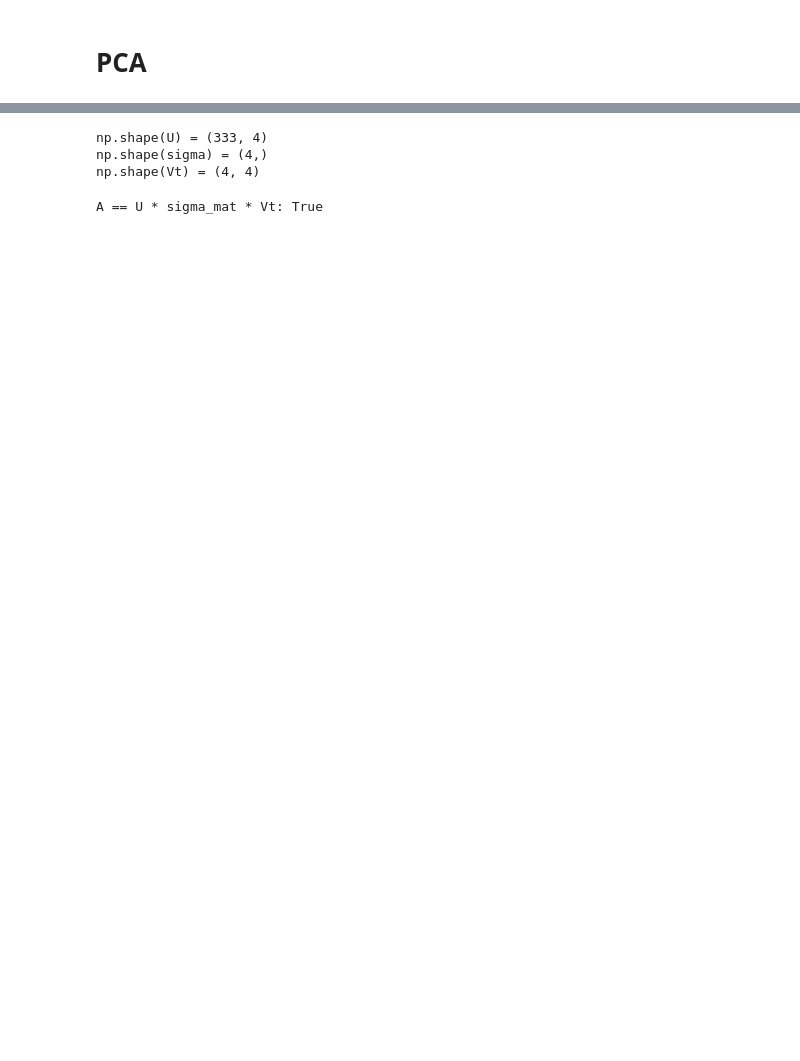
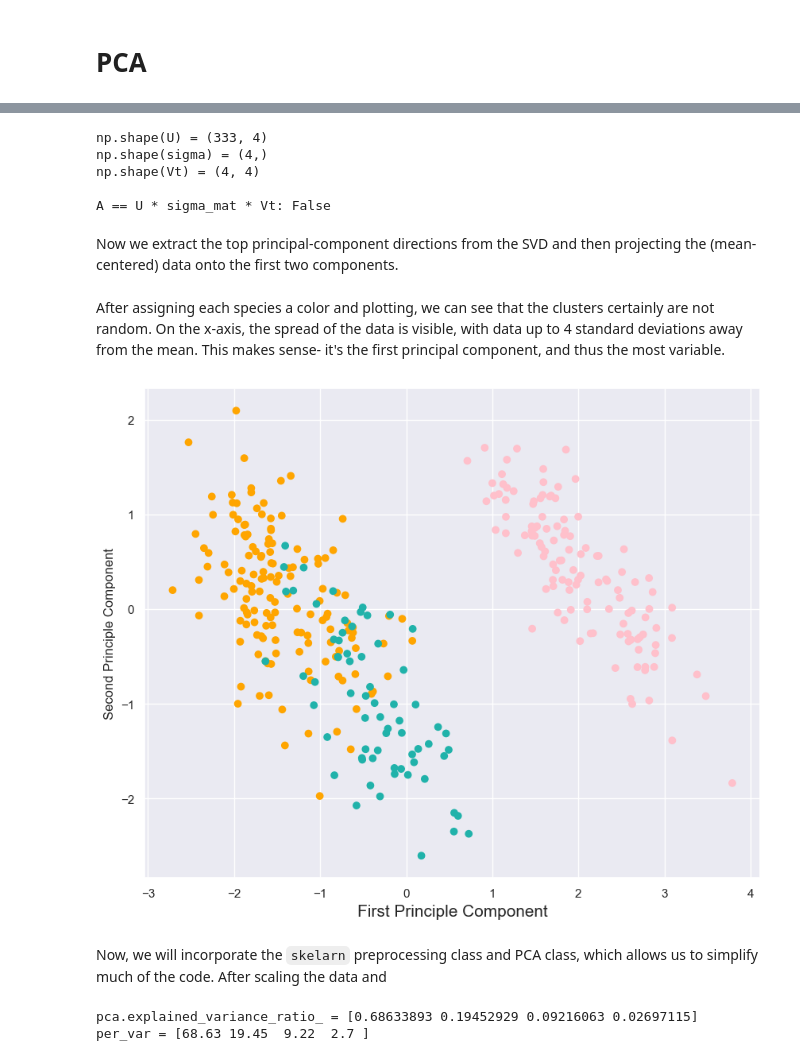
Before and after one commit to LenaLowry1/CMOR438_2025, a Jupyter notebook: Unsupervised Learning/2. PCA/PCA.ipynb, the cells around one changed output, grey strips where cells are left out. Saved outputs shown, nothing was run; the diff lists cells and outputs as text; code cells hidden in the pictures; blank space fills up the shorter version.

```diff
--- a/Unsupervised Learning/2. PCA/PCA.ipynb
+++ b/Unsupervised Learning/2. PCA/PCA.ipynb
@@ -15,0 +33,4 @@ y = penguins.species.to_numpy()
+# %%
+# Center the data by subtracting the column means
+# A has zero mean in each column
+A_std = Xs.copy()                           # already centered
@@ -16,18 +40,67 @@ y = penguins.species.to_numpy()
 # %%
+# Compute the Singular Value Decomposition of A
+# full_matrices=False returns the compact form U (m×k), Σ (k,), Vt (k×n)
+U, sigma, Vt = np.linalg.svd(A_std, full_matrices=False)
 
-A = X - X.mean(axis = 0)
-
-U, sigma, Vt = np.linalg.svd(A, full_matrices=False)
-
+# Print the shapes of the SVD factors
 print(f"np.shape(U) = {np.shape(U)}")
 print(f"np.shape(sigma) = {np.shape(sigma)}")
 print(f"np.shape(Vt) = {np.shape(Vt)} \n")
+
+# Convert the 1-D sigma array into a diagonal matrix
+sigma_mat = np.diag(sigma)
+
+# Verify the decomposition A ≈ U · Σ · Vᵀ (up to numerical precision)
+# np.allclose returns True if the two matrices are element-wise close
+checker = np.allclose(A, U @ sigma_mat @ Vt)
+print(f"A == U * sigma_mat * Vt: {checker} \n")
 # %% [output]
 np.shape(U) = (333, 4)
 np.shape(sigma) = (4,)
 np.shape(Vt) = (4, 4)
+
+A == U * sigma_mat * Vt: False
-# %%
-sigma_mat = np.diag(sigma)
-print(f"A == U * sigma_mat * Vt: {np.allclose(A, np.dot(U, np.dot(sigma_mat, Vt)))} \n")
-# %% [output]
-A == U * sigma_mat * Vt: True
+# %% [markdown]
+Now we extract the top principal‐component directions from the SVD and then projecting the (mean-centered) data onto the first two components.
+# %%
+PC1 = Vt.T[:, 0]
+PC2 = Vt.T[:, 1]
+PC3 = Vt.T[:, 2]
+PC4 = Vt.T[:, 3]
+
+W2 = Vt.T[:, :2]
+X2D = A_std.dot(W2)
+# %% [markdown]
+After assigning each species a color and plotting, we can see that the clusters certainly are not random. On the x-axis, the spread of the data is visible, with data up to 4 standard deviations away from the mean. This makes sense- it's the first principal component, and thus the most variable.
+# %%
+def peng_types(y):
+    if y == "Adelie":
+        return "orange"
+    elif y == "Chinstrap":
+        return "lightseagreen"
+    else:
+        return "pink"
+
+c = [peng_types(label) for label in y]
+
+plt.figure(figsize = (10, 8))
+plt.scatter(X2D[:, 0], X2D[:, 1], c = c)
+plt.xlabel("First Principle Component", fontsize = 15)
+plt.ylabel("Second Principle Component")
+plt.show()
+# %% [output]
+[figure, added]
+# %% [markdown]
+Now, we will incorporate the `skelarn` preprocessing class and PCA class, which allows us to simplify much of the code. After scaling the data and
+# %%
+scaled_X = preprocessing.scale(X)
+pca = PCA()
+pca.fit(scaled_X)
+
+print(f"pca.explained_variance_ratio_ = {pca.explained_variance_ratio_}")
+
+per_var = np.round(pca.explained_variance_ratio_*100, 2)
+print(f"per_var = {per_var} \n")
+# %% [output]
+pca.explained_variance_ratio_ = [0.68633893 0.19452929 0.09216063 0.02697115]
+per_var = [68.63 19.45  9.22  2.7 ]
```
Also changed, not shown: parts of 6 cells of this notebook.
